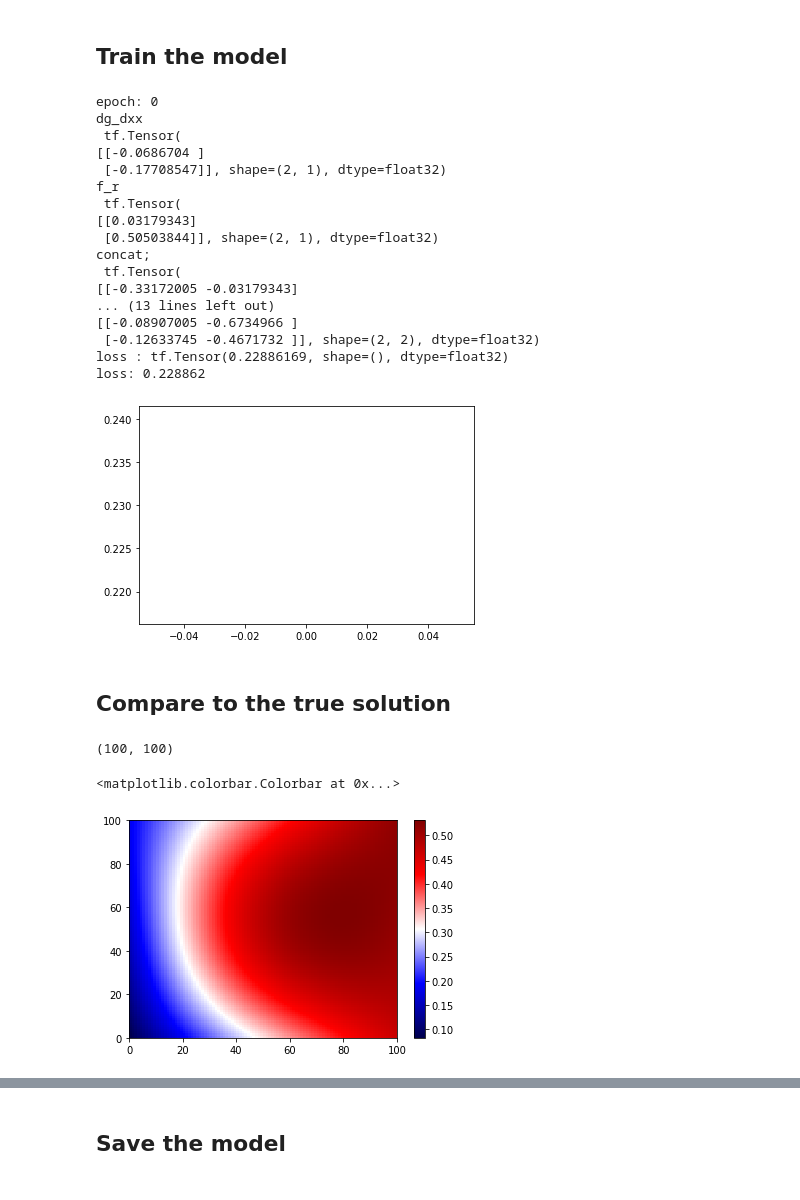
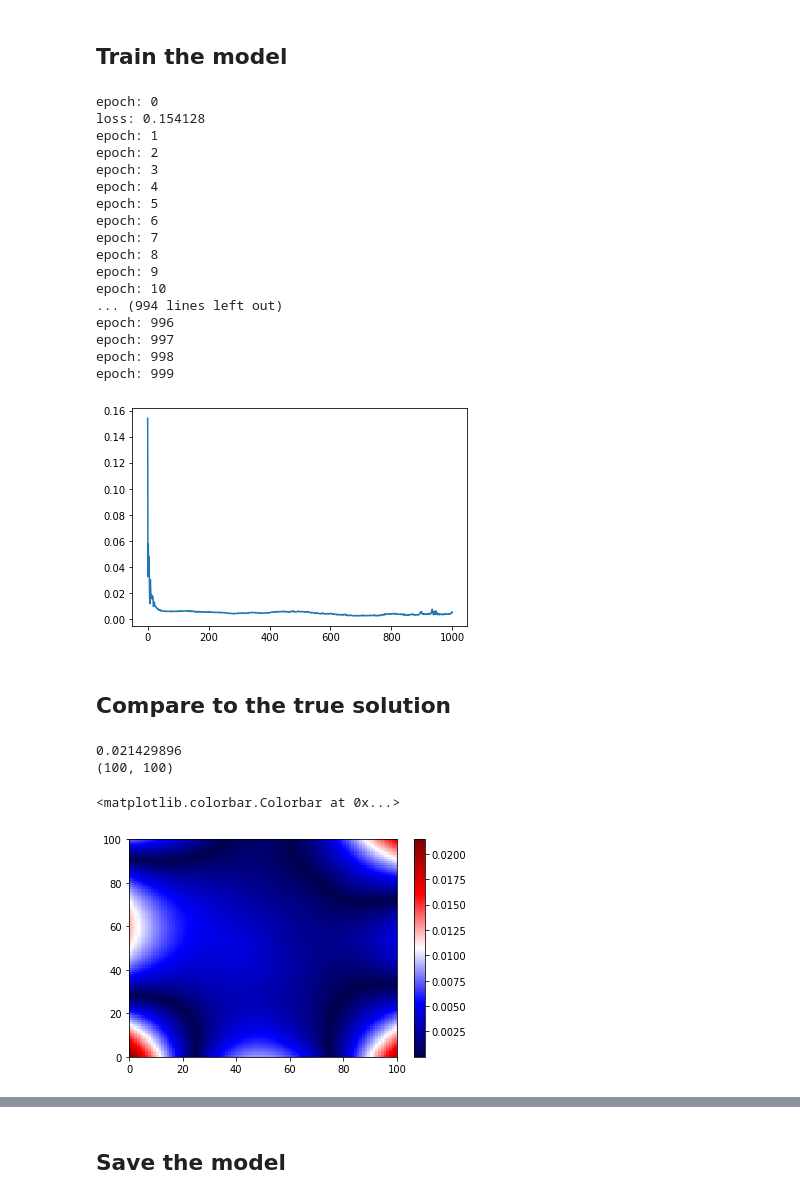
Before and after one commit to LawsonOliveira/Tsunami, a Jupyter notebook: differentiate/NN_test_function_A_F.ipynb, the cells around one changed output, grey strips where cells are left out. Saved outputs shown, nothing was run; the diff lists cells and outputs as text; code cells hidden in the pictures.

Commit message:
EDP 2D poisson equation working + graph

```diff
--- a/differentiate/NN_test_function_A_F.ipynb
+++ b/differentiate/NN_test_function_A_F.ipynb
@@ -28,8 +71,7 @@ multilayer_perceptron = keras.models.Sequential([
   #keras.layers.GaussianNoise(stddev=1e-3),
   keras.layers.Dense(20,activation='elu'),
   keras.layers.Dense(20,activation='elu'),
-  keras.layers.Dense(20,activation='elu'),
-  keras.layers.Dense(1, use_bias=False)
+  keras.layers.Dense(1,use_bias=False)
 ])
 # %%
 multilayer_perceptron.summary()
@@ -75,3 +117,12 @@ F_xpy_cmplx = Pstud._set_polynome_xpy_numpy_cmplx(frontier_coords)
+# %%
+import sympy as sm
+x,y = sm.symbols('x,y')
+
+def expr_dummy_F():
+    return x*(1-x)*y*(1-y)
+
+expr_dummy_F = x*(1-x)*y*(1-y)
+dexpr_dummy_F_dx = ...
 # %%
 
 # Universal Approximator
@@ -153,7 +232,7 @@ all_losses = []
 for i in range(training_steps):
   print ('epoch:',i)
   train_step()
-  loss = custom_loss()
+  loss = custom_loss_1()
   if i % display_step == 0:
     print("loss: %f " % (loss))
   all_losses.append(loss)
@@ -162,23 +241,23 @@ plt.plot(np.arange(0,training_steps),all_losses)
 plt.show()
 # %% [output]
 epoch: 0
-dg_dxx
- tf.Tensor(
-[[-0.0686704 ]
- [-0.17708547]], shape=(2, 1), dtype=float32)
-f_r
- tf.Tensor(
-[[0.03179343]
- [0.50503844]], shape=(2, 1), dtype=float32)
-concat;
- tf.Tensor(
-[[-0.33172005 -0.03179343]
-... (13 lines left out)
-[[-0.08907005 -0.6734966 ]
- [-0.12633745 -0.4671732 ]], shape=(2, 2), dtype=float32)
-loss : tf.Tensor(0.22886169, shape=(), dtype=float32)
-loss: 0.228862
+loss: 0.154128
+epoch: 1
+epoch: 2
+epoch: 3
+epoch: 4
+epoch: 5
+epoch: 6
+epoch: 7
+epoch: 8
+epoch: 9
+epoch: 10
+... (994 lines left out)
+epoch: 996
+epoch: 997
+epoch: 998
+epoch: 999
-[figure, old version]
+[figure, new version]
 # %% [markdown]
 ## Compare to the true solution
 # %%
@@ -186,10 +265,10 @@ from matplotlib import cm
 from matplotlib.colors import ListedColormap,LinearSegmentedColormap
 # %%
 def true_function(X):
-    return -tf.sin(np.pi*X[:,0])*tf.sin(np.pi*X[:,1])/(np.pi**2)
+    return tf.sin(np.pi*X[:,0])*tf.sin(np.pi*X[:,1])/(2*np.pi**2)
 
 def false_appro_function(X):
-    return -tf.sin(np.pi*X[:,0])*tf.sin(np.pi*X[:,1])/(np.pi**2)+1
+    return tf.sin(np.pi*X[:,0])*tf.sin(np.pi*X[:,1])/(np.pi**2)+1
 # %%
 tf_coords = tf.convert_to_tensor(coords)
 # print(tf.reshape(tf_coords,[100,100,2]))
@@ -199,14 +278,16 @@ true_values = tf.reshape(true_function(tf_coords),[100,100]).numpy()
 appro_values = tf.reshape(g(tf_coords),[100,100]).numpy()
 error = np.abs(true_values-appro_values)
 
+print(np.max(error))
 print(error.shape)
 # %% [output]
+0.021429896
 (100, 100)
 # %%
-new_inferno = cm.get_cmap('seismic', 1024)
+seismic = cm.get_cmap('seismic', 1024)
 # visualize with the new_inferno colormaps
-plt.pcolormesh(error, cmap = new_inferno)
+plt.pcolormesh(error, cmap = seismic)
 plt.colorbar()
 # %% [output]
 <matplotlib.colorbar.Colorbar at 0x...>
-[figure, old version]
+[figure, new version]
```
Also changed, not shown: parts of 8 cells of this notebook.
